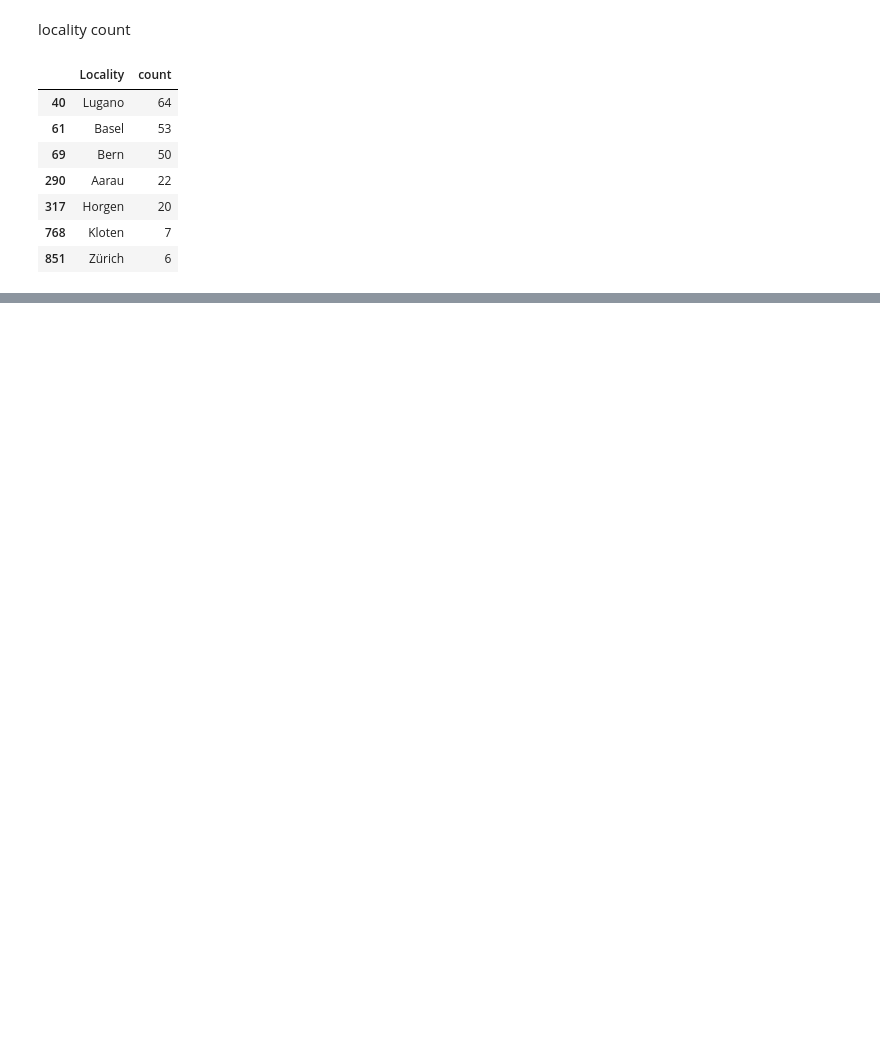
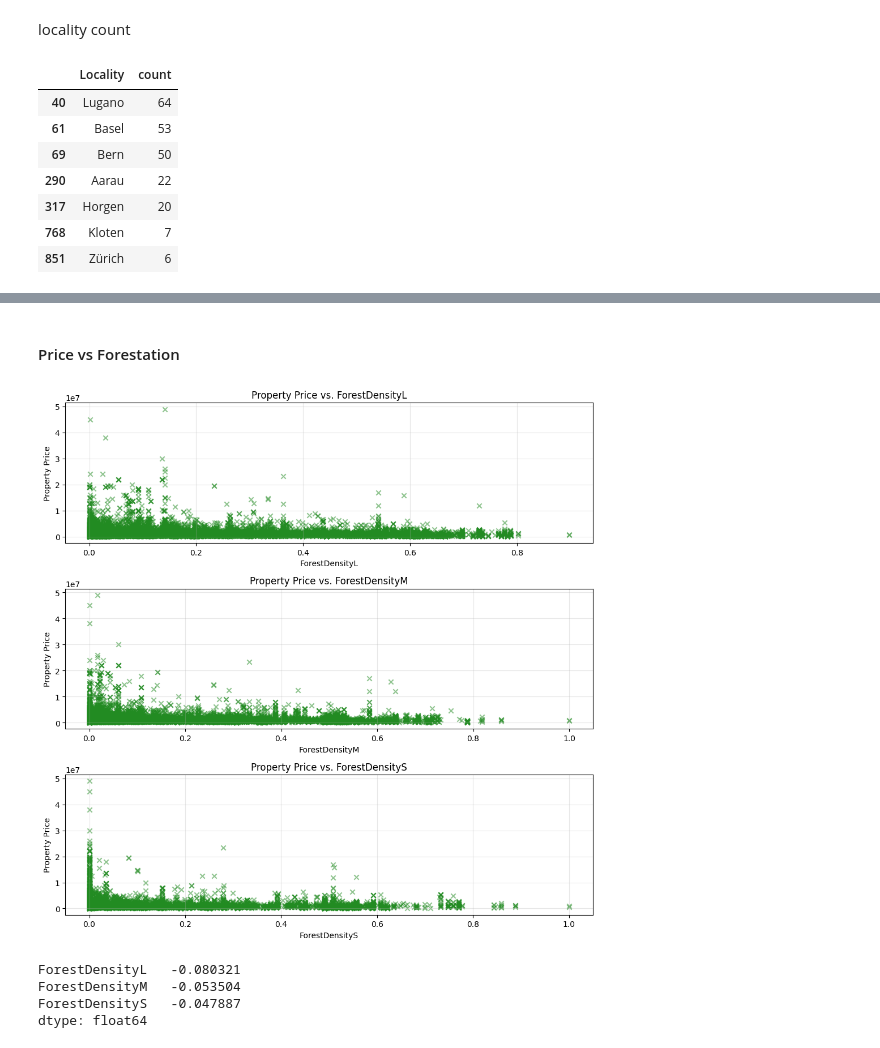
Before and after one commit to alexschillingfhnw/cml1, a Jupyter notebook: Notebooks/eda_alex.ipynb, the cells around one changed output, grey strips where cells are left out. Cells and saved outputs as stored; diff of their text form; code cells hidden in the pictures; blank space fills up the shorter version.

```diff
--- a/Notebooks/eda_alex.ipynb
+++ b/Notebooks/eda_alex.ipynb
@@ -424,0 +482,26 @@ plt.show()
+# %% [markdown]
+#### Price vs Forestation
+# %%
+fig, ax = plt.subplots(3, 1, figsize=(10, 10))
+
+forest_density_columns = ['ForestDensityL', 'ForestDensityM', 'ForestDensityS']
+for i, column in enumerate(forest_density_columns):
+    ax[i].scatter(df[column], df['price_search'], alpha=0.5, marker='x', color='forestgreen')
+    ax[i].set_title(f'Property Price vs. {column}')
+    ax[i].set_xlabel(column)
+    ax[i].set_ylabel('Property Price')
+    ax[i].grid(True, alpha=0.3)
+
+plt.tight_layout()
+plt.show()
+# %% [output]
+[figure, added]
+# %%
+forest_density_correlation = df[forest_density_columns].corrwith(df['price_search'])
+
+forest_density_correlation
+# %% [output]
+ForestDensityL   -0.080321
+ForestDensityM   -0.053504
+ForestDensityS   -0.047887
+dtype: float64
```
Also changed, not shown: parts of 20 cells of this notebook.
